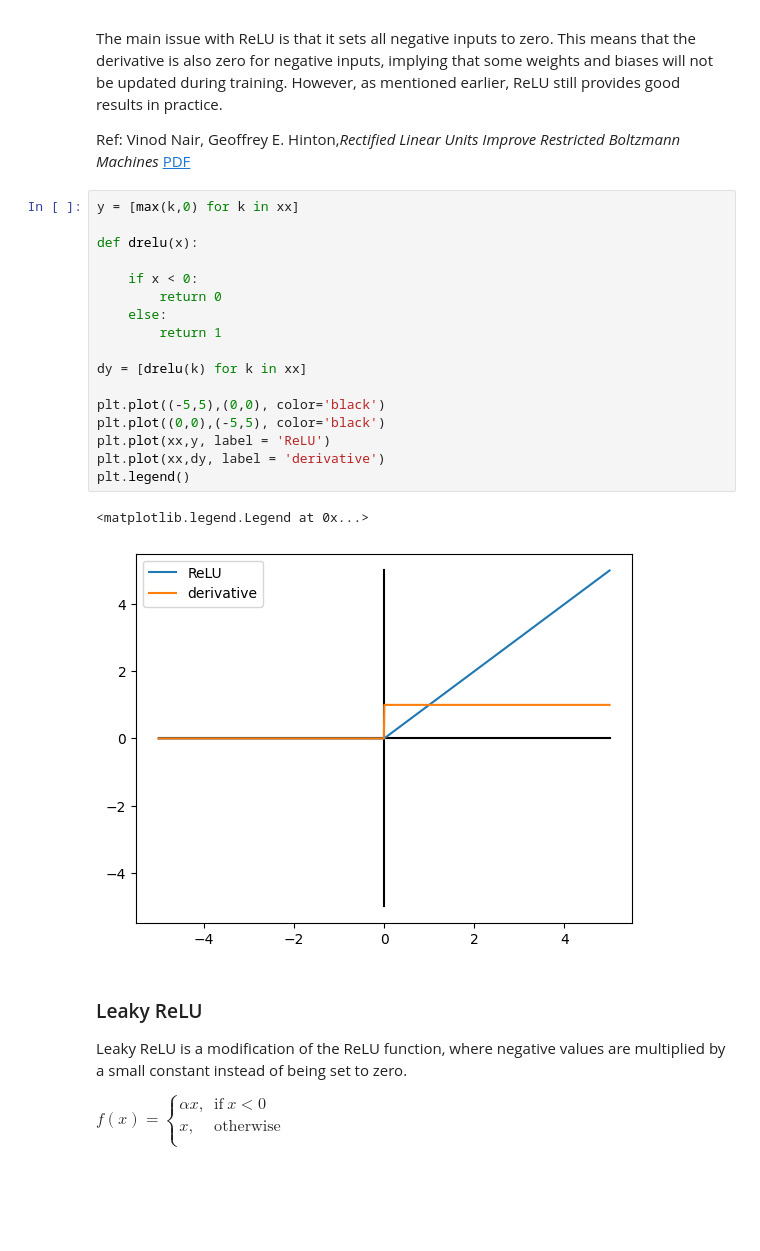
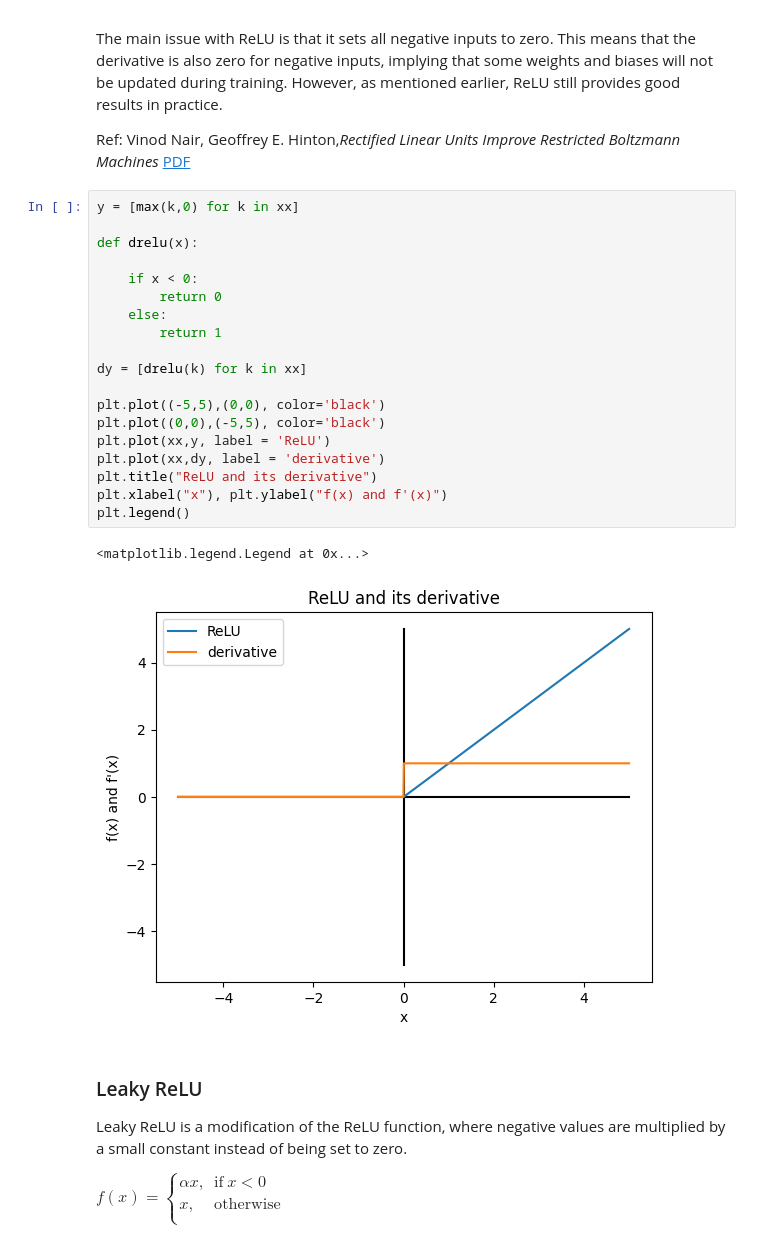
Before and after one commit to Nau3D/Deep-Learning-Course-PyTorch, a Jupyter notebook: concepts/01-Artificial_neuron_and_activation_functions.ipynb, the cells around one changed output. Cells and saved outputs as stored; diff of their text form; blank space fills up the shorter version.

```diff
--- a/concepts/01-Artificial_neuron_and_activation_functions.ipynb
+++ b/concepts/01-Artificial_neuron_and_activation_functions.ipynb
@@ -146,23 +150,25 @@ Ref: Vinod Nair, Geoffrey E. Hinton,*Rectified Linear Units Improve Restricted B
 # %%
 y = [max(k,0) for k in xx]
 
 def drelu(x):
 
     if x < 0:
         return 0
     else:
         return 1
 
 dy = [drelu(k) for k in xx]
 
 plt.plot((-5,5),(0,0), color='black')
 plt.plot((0,0),(-5,5), color='black')
 plt.plot(xx,y, label = 'ReLU')
 plt.plot(xx,dy, label = 'derivative')
+plt.title("ReLU and its derivative")
+plt.xlabel("x"), plt.ylabel("f(x) and f'(x)")
 plt.legend()
 # %% [output]
 <matplotlib.legend.Legend at 0x...>
-[figure, old version]
+[figure, new version]
 # %% [markdown]
 ### Leaky ReLU
 
```
Also changed, not shown: parts of 8 cells of this notebook, 3 other files.
